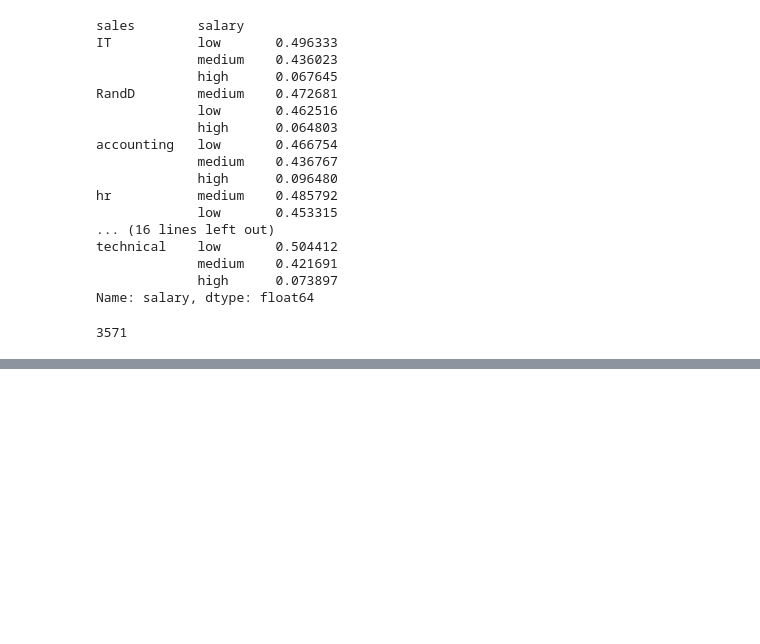
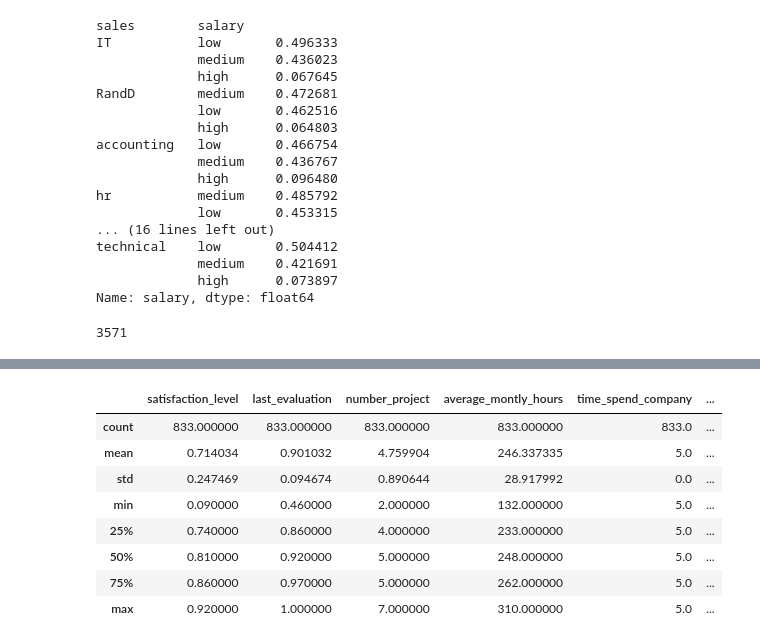
Before and after one commit to olgamonahova/python, a Jupyter notebook: Проверочная/Проверочная.ipynb, the cells around one changed output, grey strips where cells are left out. Cells and saved outputs as stored; diff of their text form; code cells hidden in the pictures; blank space fills up the shorter version.

```diff
--- a/Проверочная/Проверочная.ipynb
+++ b/Проверочная/Проверочная.ipynb
@@ -258,6 +258,7 @@ plt.plot(H1_time)
 [<matplotlib.lines.Line2D at 0x...>]
 [drawing not drawn]
 # %%
-# узнаем, что проихсодит в 5 лет
+# узнаем, что проихсодит в группе тех, кто отработал 5 лет, сравним 2 группы - кто ушел и кто не ушел
 
-years_5_left = data[(data['time_spend_company']>4.5) & (data['time_spend_company']<5.5) & (data['left']==1)]
+years_5_left = data[(data['time_spend_company']==5) & (data['left']==1)]
+years_5_stay = data[(data['time_spend_company']==5) & (data['left']==0)]
@@ -277,0 +265,12 @@ sns.pairplot(years_5_left, vars=['average_montly_hours', 'last_evaluation'])
+# %%
+years_5_left.describe()
+# %% [output]
+|  | satisfaction_level | last_evaluation | number_project | average_montly_hours | time_spend_company | ... |
+| count | 833.000000 | 833.000000 | 833.000000 | 833.000000 | 833.0 | ... |
+| mean | 0.714034 | 0.901032 | 4.759904 | 246.337335 | 5.0 | ... |
+| std | 0.247469 | 0.094674 | 0.890644 | 28.917992 | 0.0 | ... |
+| min | 0.090000 | 0.460000 | 2.000000 | 132.000000 | 5.0 | ... |
+| 25% | 0.740000 | 0.860000 | 4.000000 | 233.000000 | 5.0 | ... |
+| 50% | 0.810000 | 0.920000 | 5.000000 | 248.000000 | 5.0 | ... |
+| 75% | 0.860000 | 0.970000 | 5.000000 | 262.000000 | 5.0 | ... |
+| max | 0.920000 | 1.000000 | 7.000000 | 310.000000 | 5.0 | ... |
```
Also changed, not shown: parts of 18 cells of this notebook.
